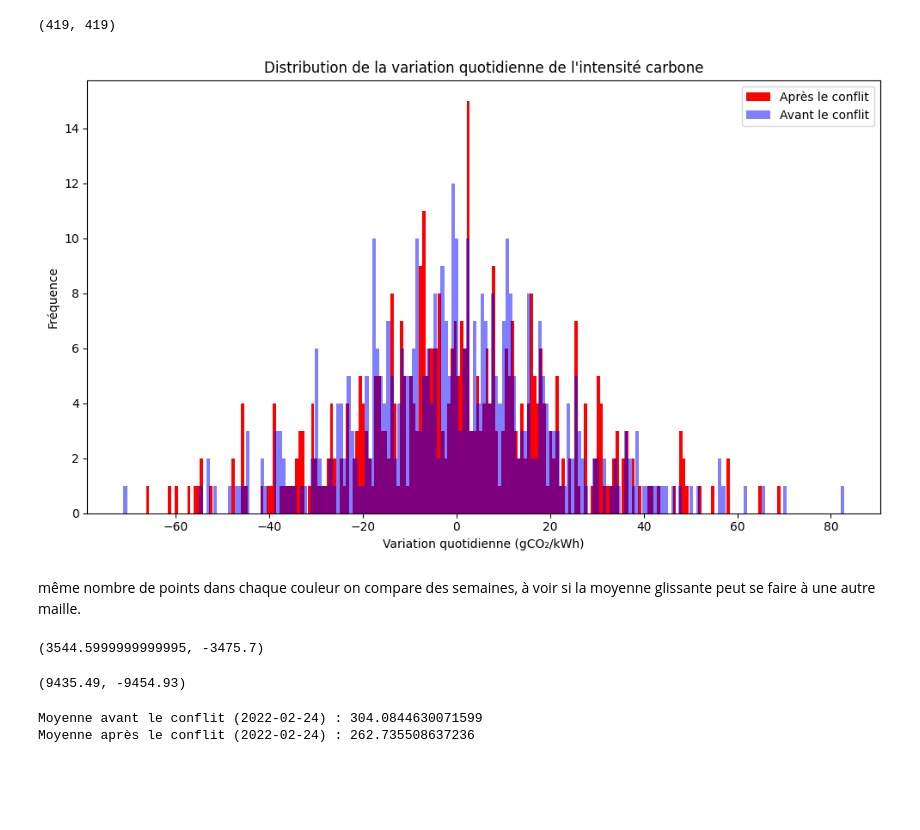
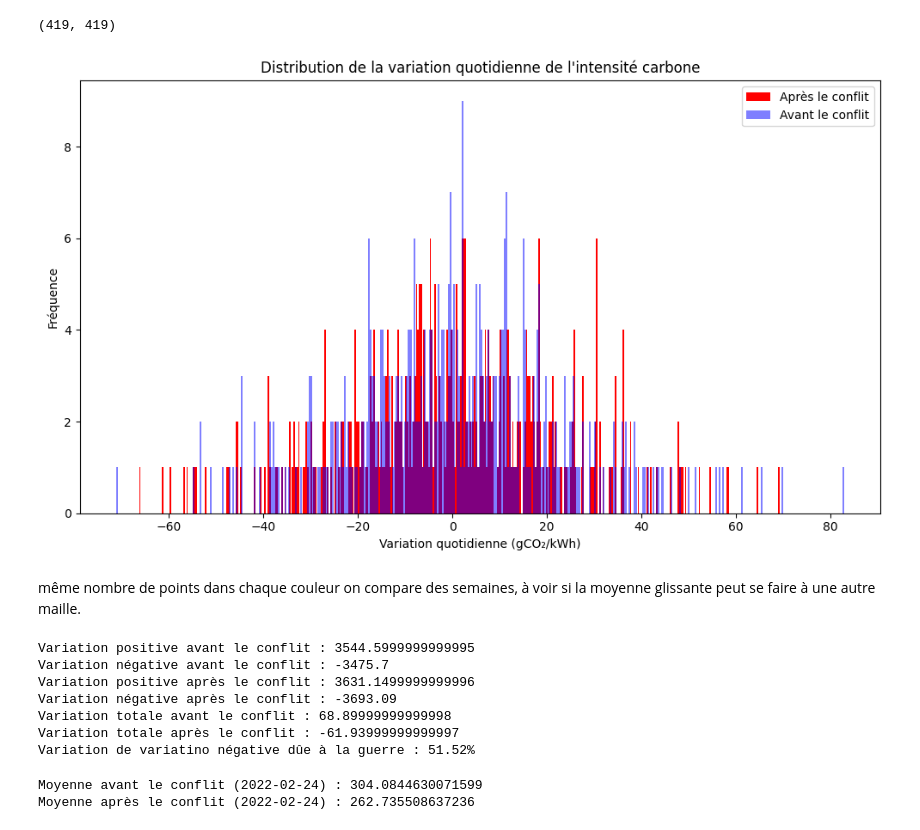
Before and after one commit to RaphLC16/M1EDE, a Jupyter notebook: distri.ipynb, the cells around one changed output. Drawn from its saved outputs; the diff is of its cells as text; code cells hidden in the pictures; blank space fills up the shorter version.

```diff
--- a/distri.ipynb
+++ b/distri.ipynb
@@ -34,36 +34,51 @@ len(df_avant_conflit), len(df_apres_conflit)
 # %%
 
 # Tracer les distributions de la variation quotidienne avant et après le conflit avec transparence
 plt.figure(figsize=(10, 6))
 
 # Tracer l'histogramme de la variation quotidienne après le conflit avec transparence
-plt.hist(df_apres_conflit['Variation'].dropna(), bins=200, color='red', alpha=1., label='Après le conflit')
+plt.hist(df_apres_conflit['Variation'].dropna(), bins=419, color='red', alpha=1., label='Après le conflit')
 # Tracer l'histogramme de la variation quotidienne avant le conflit avec transparence
-plt.hist(df_avant_conflit['Variation'].dropna(), bins=200, color='blue', alpha=0.5, label='Avant le conflit')
+plt.hist(df_avant_conflit['Variation'].dropna(), bins=419, color='blue', alpha=0.5, label='Avant le conflit')
 
 
 # Ajouter les labels et la légende
 plt.title('Distribution de la variation quotidienne de l\'intensité carbone')
 plt.xlabel('Variation quotidienne (gCO₂/kWh)')
 plt.ylabel('Fréquence')
 plt.legend(loc='upper right')
 
 # Afficher le graphique
 plt.tight_layout()
 plt.show()
 # %% [output]
-[figure, old version]
+[figure, new version]
 # %% [markdown]
 même nombre de points dans chaque couleur
 on compare des semaines, à voir si la moyenne glissante peut se faire à une autre maille.
-# %%
-df_avant_conflit[df_avant_conflit['Variation'] > 0].sum()['Variation'], df_avant_conflit[df_avant_conflit['Variation'] < 0].sum()['Variation']
-# %% [output]
-(3544.5999999999995, -3475.7)
-# %%
-df_apres_conflit[df_apres_conflit['Variation'] > 0].sum()['Variation'], df_apres_conflit[df_apres_conflit['Variation'] < 0].sum()['Variation']
-# %% [output]
-(9435.49, -9454.93)
+# %%
+var_pos_av, var_neg_av = df_avant_conflit[df_avant_conflit['Variation'] > 0]['Variation'].sum(), df_avant_conflit[df_avant_conflit['Variation'] < 0]['Variation'].sum()
+var_pos_ap, var_neg_ap = df_apres_conflit[df_apres_conflit['Variation'] > 0]['Variation'].sum(), df_apres_conflit[df_apres_conflit['Variation'] < 0]['Variation'].sum()
+
+print(f"Variation positive avant le conflit : {var_pos_av}")
+print(f"Variation négative avant le conflit : {var_neg_av}")
+print(f"Variation positive après le conflit : {var_pos_ap}")
+print(f"Variation négative après le conflit : {var_neg_ap}")
+# Calculer la variation totale avant et après le conflit
+var_tot_av = df_avant_conflit['Variation'].sum()
+var_tot_ap = df_apres_conflit['Variation'].sum()
+print(f"Variation totale avant le conflit : {var_tot_av}")
+print(f"Variation totale après le conflit : {var_tot_ap}")
+# Calculer la variation totale avant et après le conflit
+print(f"Variation de variatino négative dûe à la guerre : {100*(var_neg_ap/(var_neg_av+var_neg_ap)):.2f}%")
+# %% [output]
+Variation positive avant le conflit : 3544.5999999999995
+Variation négative avant le conflit : -3475.7
+Variation positive après le conflit : 3631.1499999999996
+Variation négative après le conflit : -3693.09
+Variation totale avant le conflit : 68.89999999999998
+Variation totale après le conflit : -61.93999999999997
+Variation de variatino négative dûe à la guerre : 51.52%
 # %%
 import pandas as pd
 
```
